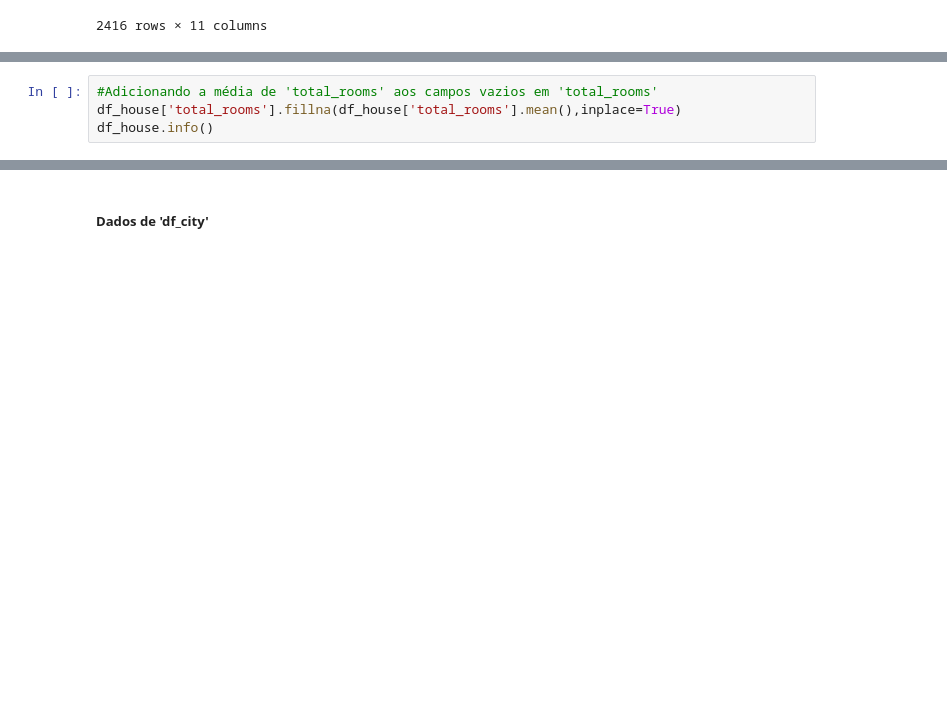
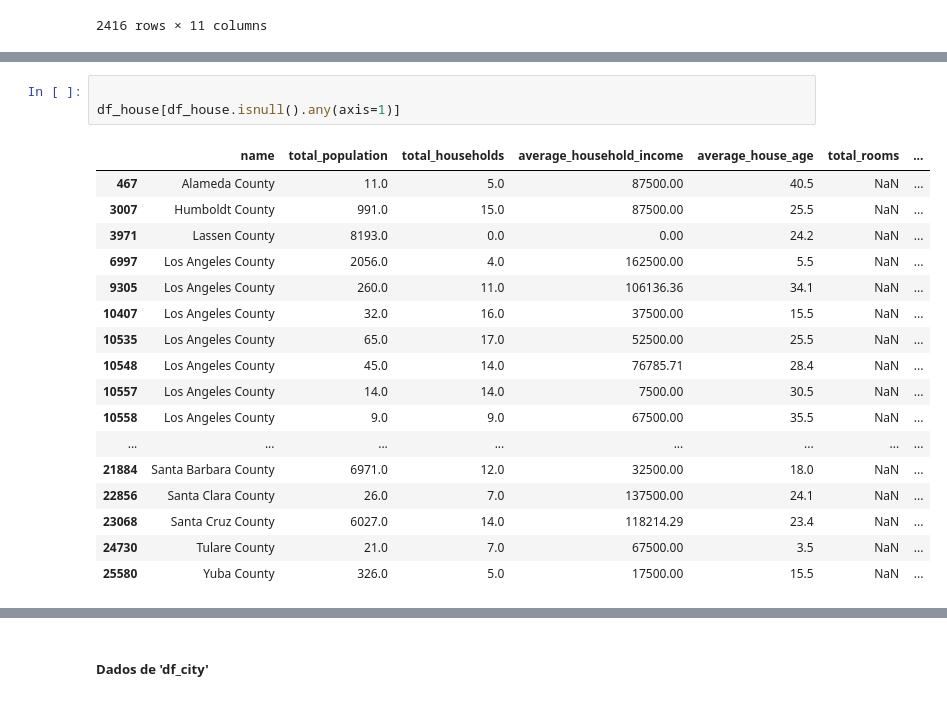
Before and after one commit to christhiangoncalves/Calculo_de_Preco_Casas_California, a Jupyter notebook: California_house_Price.ipynb, the cells around one changed output, grey strips where cells are left out. Saved outputs shown, nothing was run; the diff lists cells and outputs as text; blank space fills up the shorter version.

```diff
--- a/California_house_Price.ipynb
+++ b/California_house_Price.ipynb
@@ -149,4 +159,0 @@ KeyError: 'median_house_value'
-# %%
-#Adicionando a média de 'total_rooms' aos campos vazios em 'total_rooms'
-df_house['total_rooms'].fillna(df_house['total_rooms'].mean(),inplace=True)
-df_house.info()
@@ -152,0 +168,21 @@ df_house.info()
+# %%
+
+df_house[df_house.isnull().any(axis=1)]
+# %% [output]
+|  | name | total_population | total_households | average_household_income | average_house_age | total_rooms | ... |
+| 467 | Alameda County | 11.0 | 5.0 | 87500.00 | 40.5 | NaN | ... |
+| 3007 | Humboldt County | 991.0 | 15.0 | 87500.00 | 25.5 | NaN | ... |
+| 3971 | Lassen County | 8193.0 | 0.0 | 0.00 | 24.2 | NaN | ... |
+| 6997 | Los Angeles County | 2056.0 | 4.0 | 162500.00 | 5.5 | NaN | ... |
+| 9305 | Los Angeles County | 260.0 | 11.0 | 106136.36 | 34.1 | NaN | ... |
+| 10407 | Los Angeles County | 32.0 | 16.0 | 37500.00 | 15.5 | NaN | ... |
+| 10535 | Los Angeles County | 65.0 | 17.0 | 52500.00 | 25.5 | NaN | ... |
+| 10548 | Los Angeles County | 45.0 | 14.0 | 76785.71 | 28.4 | NaN | ... |
+| 10557 | Los Angeles County | 14.0 | 14.0 | 7500.00 | 30.5 | NaN | ... |
+| 10558 | Los Angeles County | 9.0 | 9.0 | 67500.00 | 35.5 | NaN | ... |
+| ... | ... | ... | ... | ... | ... | ... | ... |
+| 21884 | Santa Barbara County | 6971.0 | 12.0 | 32500.00 | 18.0 | NaN | ... |
+| 22856 | Santa Clara County | 26.0 | 7.0 | 137500.00 | 24.1 | NaN | ... |
+| 23068 | Santa Cruz County | 6027.0 | 14.0 | 118214.29 | 23.4 | NaN | ... |
+| 24730 | Tulare County | 21.0 | 7.0 | 67500.00 | 3.5 | NaN | ... |
+| 25580 | Yuba County | 326.0 | 5.0 | 17500.00 | 15.5 | NaN | ... |
```
Also changed, not shown: parts of 10 cells of this notebook.
